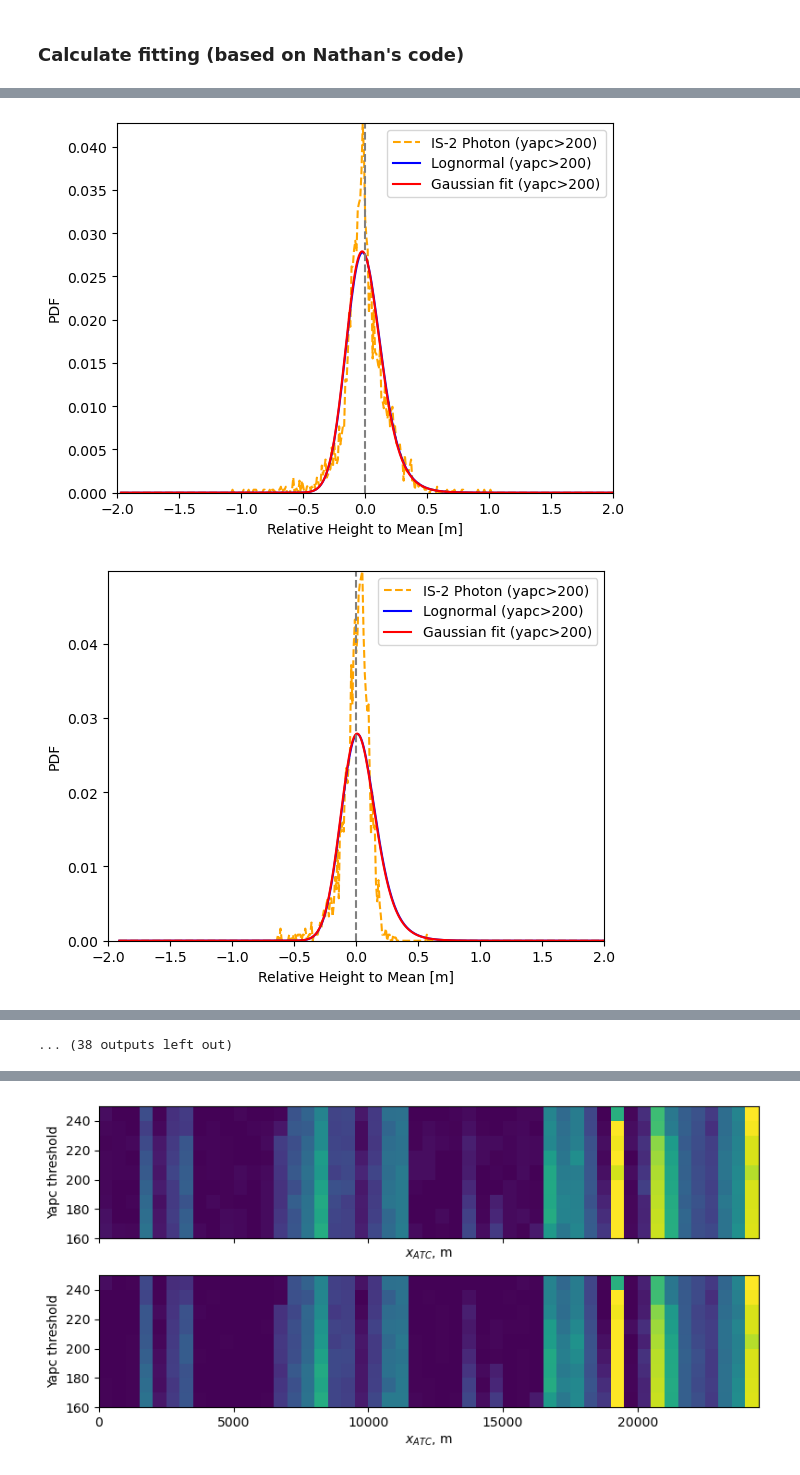
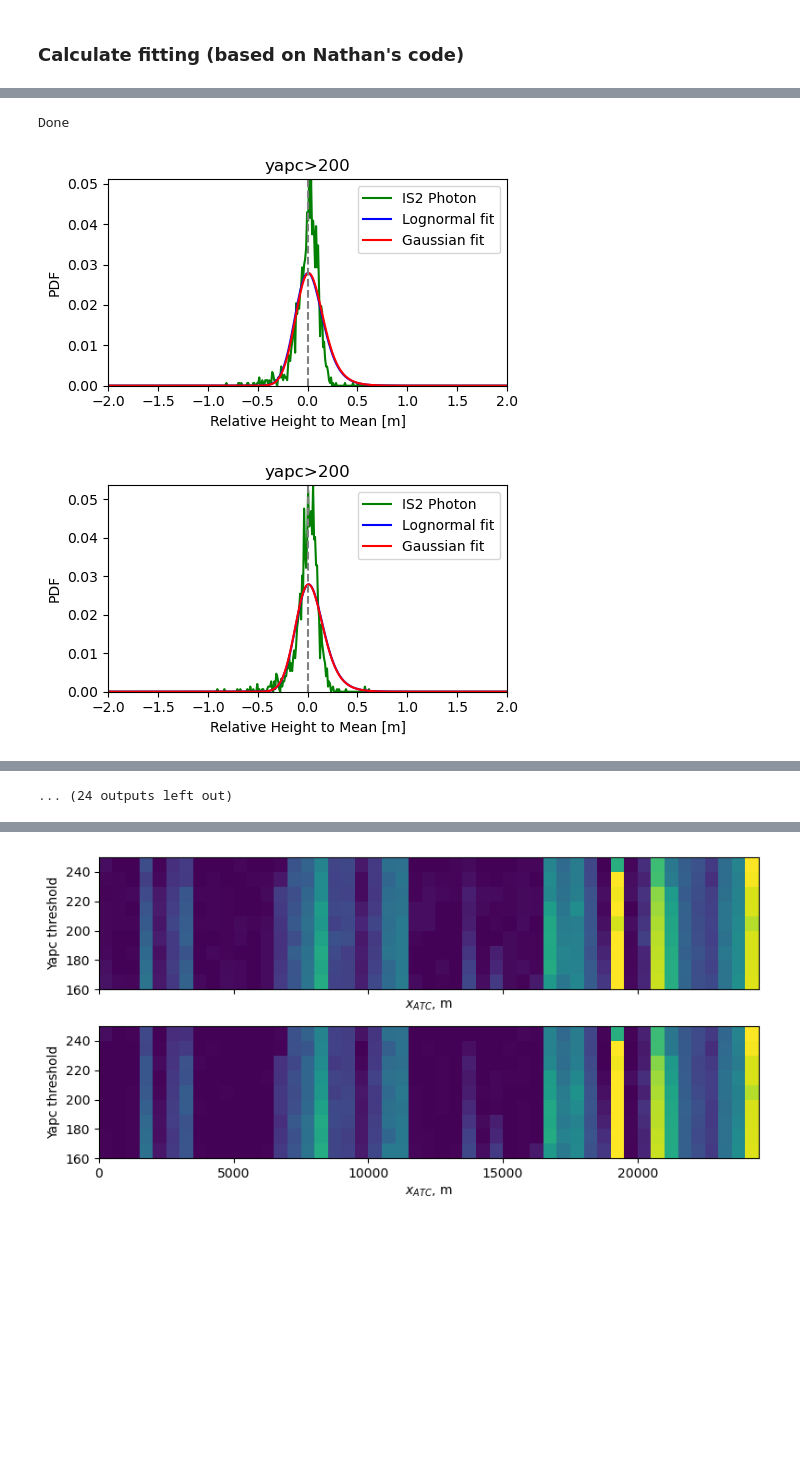
Before and after one commit to ICESAT-2HackWeek/surfit, a Jupyter notebook: contributors/Young/sliderule_test.ipynb, the cells around one changed output, grey strips where cells are left out. Drawn from its saved outputs; the diff is of its cells as text; code cells hidden in the pictures; blank space fills up the shorter version.

```diff
--- a/contributors/Young/sliderule_test.ipynb
+++ b/contributors/Young/sliderule_test.ipynb
@@ -40,7 +40,7 @@ For two region of interest (blackrock, utqiagvik)
 ########## SET PARAMETERS ######################
 
 ###### Region of interest #########
-region = "utqiagvik" # (blackrock, utqiagvik)
+region = "blackrock" # (blackrock, utqiagvik)
 
 
 ##### Read input parameters from .json files #####
@@ -333,8 +306,9 @@ surface_fitting_method = 'Lognormal'  #'Gaussian' or 'Lognormal'
 # %%
 yapc_steps = np.arange(160, 250, 10) #[180, 190, 200, 210, 220, 230, 240]
 
-xbin = 500
-x_steps = np.arange(0, 25000, xbin)
+draw = True
+xbin = 200
+x_steps = np.arange(13000, 20000, xbin)
 
 xx, yy = np.meshgrid(x_steps+xbin/2, yapc_steps+5)
 
@@ -348,10 +322,16 @@ array_normal_retrack = np.zeros((len(yapc_steps), len(x_steps)))
 array_normal_sigma = np.zeros((len(yapc_steps), len(x_steps)))
 array_normal_err =  np.zeros((len(yapc_steps), len(x_steps)))
 
-
 for i, x1 in enumerate(x_steps): #every 1 km
 
-    plt.figure()
+    if draw:
+        plt.figure(figsize = (5,3))
+
+        folder = f"Photon_curve/{region}/bins_{xbin}"
+        if os.path.exists(folder):
+            pass
+        else:
+            os.mkdir(folder)
 
     for j, yapc_threshold in enumerate(yapc_steps):
 
@@ -366,11 +346,15 @@ for i, x1 in enumerate(x_steps): #every 1 km
         ph_mean = np.mean(df['height_ortho'])
         ph_std = np.std(df['height_ortho'])
 
+        ph_height = ph_height - ph_mean
+        ph_mean = np.mean(ph_height)
+
+
         nrb = 500
         rb_res = 0.01
         track_point = ph_mean
         range_bins_m = np.arange(1, nrb) * rb_res - (nrb-1)/2*rb_res - ph_mean #(nrb-1)/3*rb_res  # Set range bins with 3 cm resolution
-        wf = np.histogram(ph_height-ph_mean,bins=range_bins_m)
+        wf = np.histogram(ph_height-ph_mean, bins=range_bins_m)
         #WF_norm_this = wf[0][:]/np.max(wf[0][:])
         WF_norm_this = wf[0][:]/np.sum(wf[0][:])
         WF_norm_this[WF_norm_this < 0] = 0
@@ -409,44 +393,52 @@ for i, x1 in enumerate(x_steps): #every 1 km
         x0g = np.asarray([0, 0, ph_std])  # Fit method, x shift (in meters), roughness
         lb[0]=0
         ub[0] = 1
         GSFC_optimal_Gaussian, GSFC_cov_Gaussian = curve_fit(tracker, rb_use, WF_norm_this, x0g, bounds=(lb, ub), method='trf',  **fit_opts)
         GSFC_fit_Gaussian = is2m.is2modelfit_nonnormalized(rb_use, GSFC_optimal_Gaussian,range_bins_m_hr)
         # Calculate sum of squared residuals
         GSFC_resnorm_Gaussian = np.sum((WF_norm_this - GSFC_fit_Gaussian)**2)
 
         ##### Make plots #############################
-        if yapc_threshold == 200:
-            plt.plot(wf_rb[0:np.size(wf[0][:])],WF_norm_this,label=f'Photon (yapc>{yapc_threshold})', ls = "-", color = 'g')
+        if draw:
+            if yapc_threshold == 200:
+                plt.plot(wf_rb[0:np.size(wf[0][:])],WF_norm_this,label=f'IS2 Photon', ls = "-", color = 'g')
 
-            plt.plot(rb_use,GSFC_fit,label=surface_fitting_method + f' (yapc>{yapc_threshold})', ls = "-", color = 'b')
+                plt.plot(rb_use,GSFC_fit,label=surface_fitting_method + f' fit', ls = "-", color = 'b')
 
-            plt.plot(rb_use,GSFC_fit_Gaussian,label='Gaussian fit' + f' (yapc>{yapc_threshold})', ls = "-", color = 'r')
+                plt.plot(rb_use,GSFC_fit_Gaussian,label='Gaussian' + f' fit', ls = "-", color = 'r')
+                plt.title(f'yapc>{yapc_threshold}')
 
-            #p2=plt.plot(rb_use+GSFC_optimal[1],WF_norm_this,'k')
-            plt.plot([0,0],[0,np.max(WF_norm_this)], color = 'gray', ls = "--") #Plot 0 point which is the mean height location
-            #p1 = plt.plot([1.0*GSFC_optimal[1],1.0*GSFC_optimal[1]],[0,1])  #Plot Ron's ATL07 tracking point
-            plt.legend()
-            plt.axis([-2, 2, 0, np.max(WF_norm_this)])
-            plt.xlabel('Relative Height to Mean [m]')
-            plt.ylabel('PDF')
-            # plt.show()
+                #p2=plt.plot(rb_use+GSFC_optimal[1],WF_norm_this,'k')
+                plt.plot([0,0],[0,np.max(WF_norm_this)], color = 'gray', ls = "--") #Plot 0 point which is the mean height location
+                #p1 = plt.plot([1.0*GSFC_optimal[1],1.0*GSFC_optimal[1]],[0,1])  #Plot Ron's ATL07 tracking point
+                plt.legend()
+                plt.axis([-2, 2, 0, np.max(WF_norm_this)])
+                plt.xlabel('Relative Height to Mean [m]')
+                plt.ylabel('PDF')
+                plt.tight_layout()
+                plt.savefig(f"{folder}/Fitting_curve_{x1}.png")
+                # plt.close()
+                # plt.show()
         ####################################################
 
         array_photon[j, i] = np.size(ph_height)
 
         array_log_retrack[j,i ] = GSFC_optimal[1]
         array_log_sigma[j,i ] = GSFC_optimal[2]
         array_log_err[j,i ] = GSFC_resnorm
 
         array_normal_retrack[j,i ] = GSFC_optimal_Gaussian[1]
         array_normal_sigma[j,i ] = GSFC_optimal_Gaussian[2]
         array_normal_err[j,i ] =  GSFC_resnorm_Gaussian
 
         # print("N photons: ",np.size(ph_height))
         # print("Lognormal height retrack correction, lognormal sigma, fit_error: {0:.3f}, {1:.3f}, {2:.3f}".format(
         #     GSFC_optimal[1],GSFC_optimal[2], GSFC_resnorm))
         # print("Gaussian height retrack correction, Gaussian sigma, fit_error: {0:.3f}, {1:.3f}, {2:.3f}".format(
         #     GSFC_optimal_Gaussian[1],GSFC_optimal_Gaussian[2], GSFC_resnorm_Gaussian))
+
+print("Done")
 # %% [output]
+Done
-[figure, old version]
+[figure, new version]
-[figure, old version]
+[figure, new version]
@@ -463 +454 @@ for i, x1 in enumerate(x_steps): #every 1 km
-... (38 outputs left out)
+... (24 outputs left out)
```
Also changed, not shown: parts of 13 cells of this notebook.
